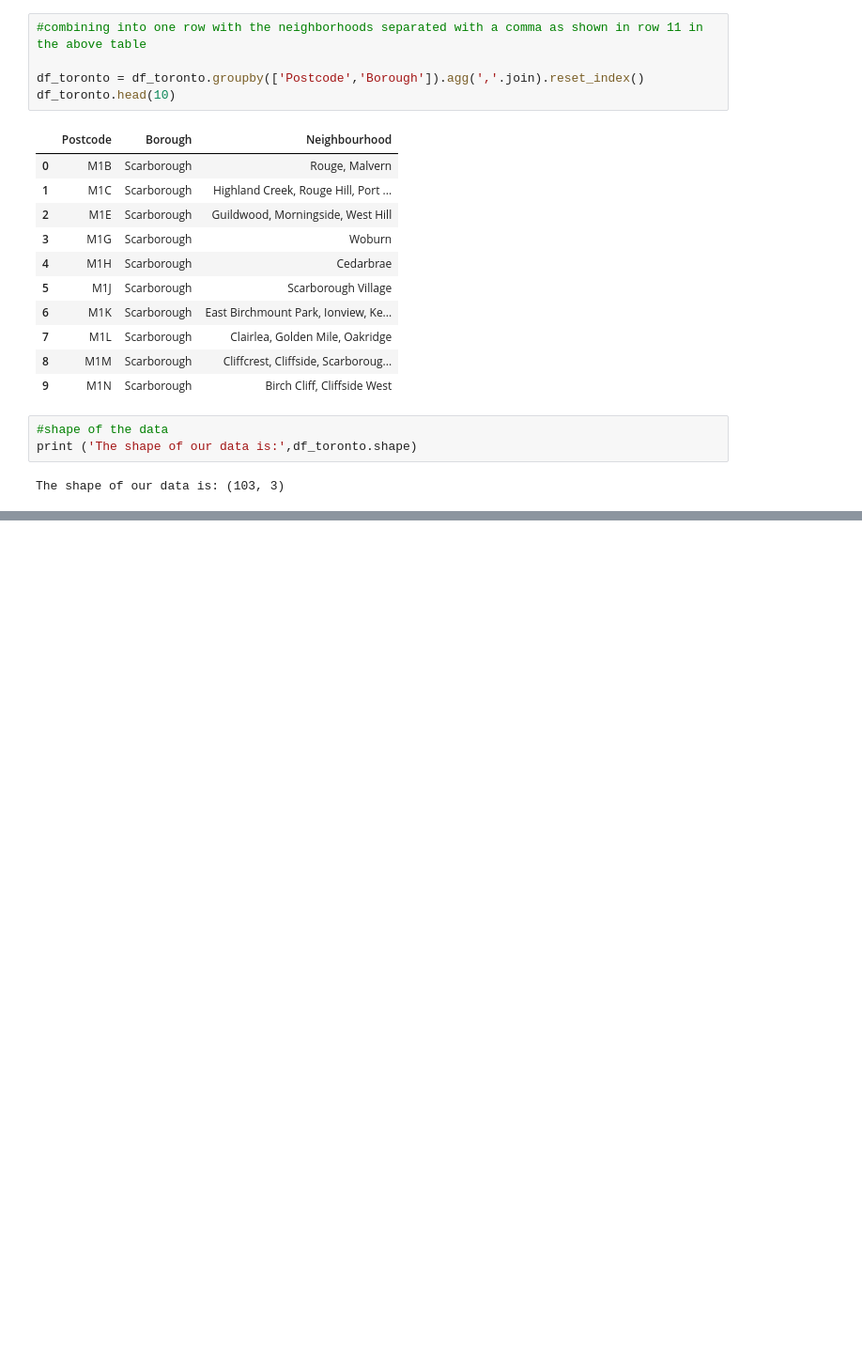
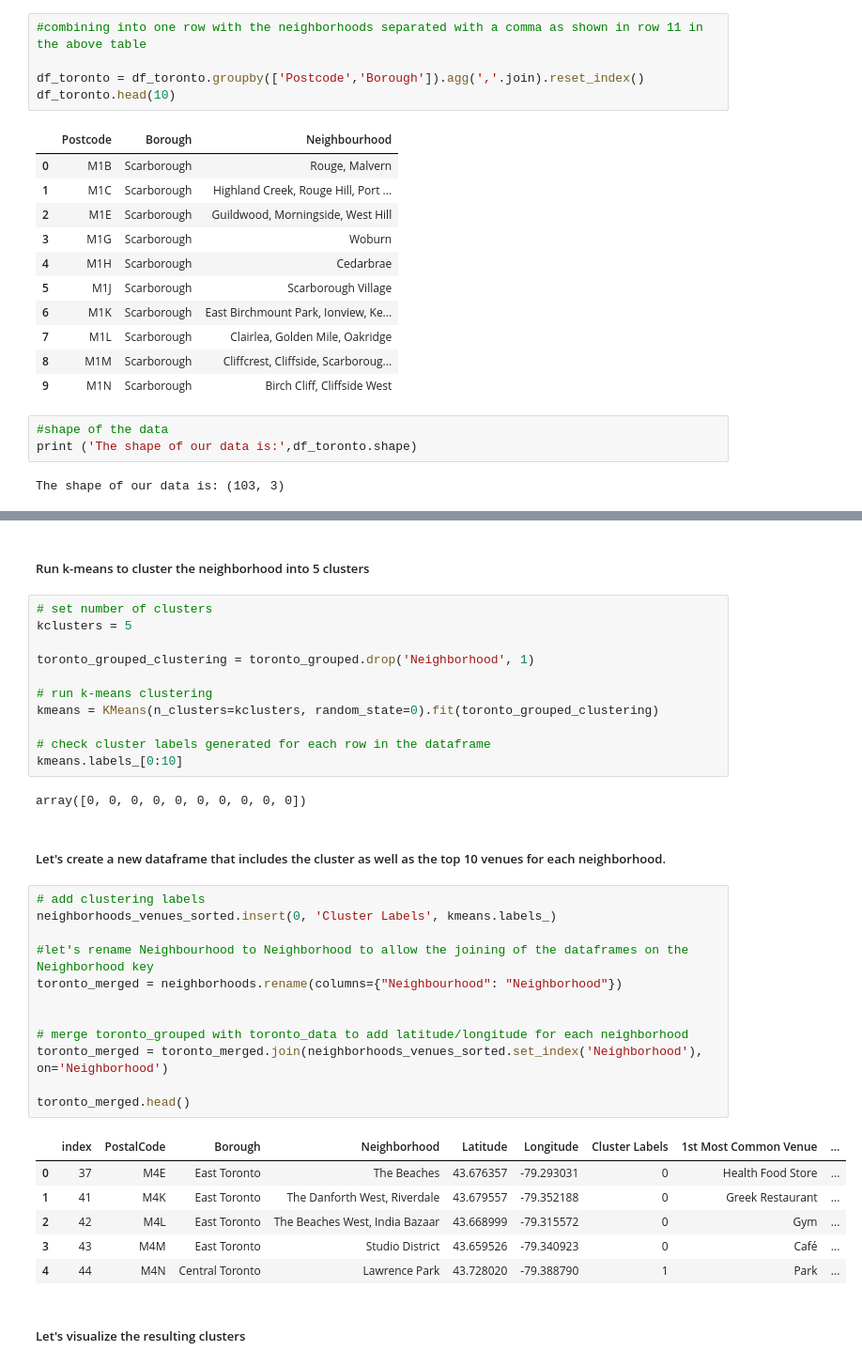
Before and after one commit to Stephanie-Nzouonta/Coursera_Capstone, a Jupyter notebook: Segmenting-and-Clustering-Neighborhoods-in-Toronto.ipynb, the cells around one changed output, grey strips where cells are left out. Shown: that part at 94% size. Saved outputs shown, nothing was run; the diff lists cells and outputs as text; blank space fills up the shorter version.

```diff
--- a/Segmenting-and-Clustering-Neighborhoods-in-Toronto.ipynb
+++ b/Segmenting-and-Clustering-Neighborhoods-in-Toronto.ipynb
@@ -205,0 +657,38 @@ The shape of our data is: (103, 3)
+# %% [markdown]
+##### Run k-means to cluster the neighborhood into 5 clusters
+# %%
+# set number of clusters
+kclusters = 5
+
+toronto_grouped_clustering = toronto_grouped.drop('Neighborhood', 1)
+
+# run k-means clustering
+kmeans = KMeans(n_clusters=kclusters, random_state=0).fit(toronto_grouped_clustering)
+
+# check cluster labels generated for each row in the dataframe
+kmeans.labels_[0:10]
+# %% [output]
+array([0, 0, 0, 0, 0, 0, 0, 0, 0, 0])
+# %% [markdown]
+##### Let's create a new dataframe that includes the cluster as well as the top 10 venues for each neighborhood.
+# %%
+# add clustering labels
+neighborhoods_venues_sorted.insert(0, 'Cluster Labels', kmeans.labels_)
+
+#let's rename Neighbourhood to Neighborhood to allow the joining of the dataframes on the Neighborhood key
+toronto_merged = neighborhoods.rename(columns={"Neighbourhood": "Neighborhood"})
+
+
+# merge toronto_grouped with toronto_data to add latitude/longitude for each neighborhood
+toronto_merged = toronto_merged.join(neighborhoods_venues_sorted.set_index('Neighborhood'), on='Neighborhood')
+
+toronto_merged.head()
+# %% [output]
+|  | index | PostalCode | Borough | Neighborhood | Latitude | Longitude | Cluster Labels | 1st Most Common Venue | ... |
+| 0 | 37 | M4E | East Toronto | The Beaches | 43.676357 | -79.293031 | 0 | Health Food Store | ... |
+| 1 | 41 | M4K | East Toronto | The Danforth West, Riverdale | 43.679557 | -79.352188 | 0 | Greek Restaurant | ... |
+| 2 | 42 | M4L | East Toronto | The Beaches West, India Bazaar | 43.668999 | -79.315572 | 0 | Gym | ... |
+| 3 | 43 | M4M | East Toronto | Studio District | 43.659526 | -79.340923 | 0 | Café | ... |
+| 4 | 44 | M4N | Central Toronto | Lawrence Park | 43.728020 | -79.388790 | 1 | Park | ... |
+# %% [markdown]
+##### Let's visualize the resulting clusters
```
Also changed, not shown: parts of 46 cells of this notebook.
